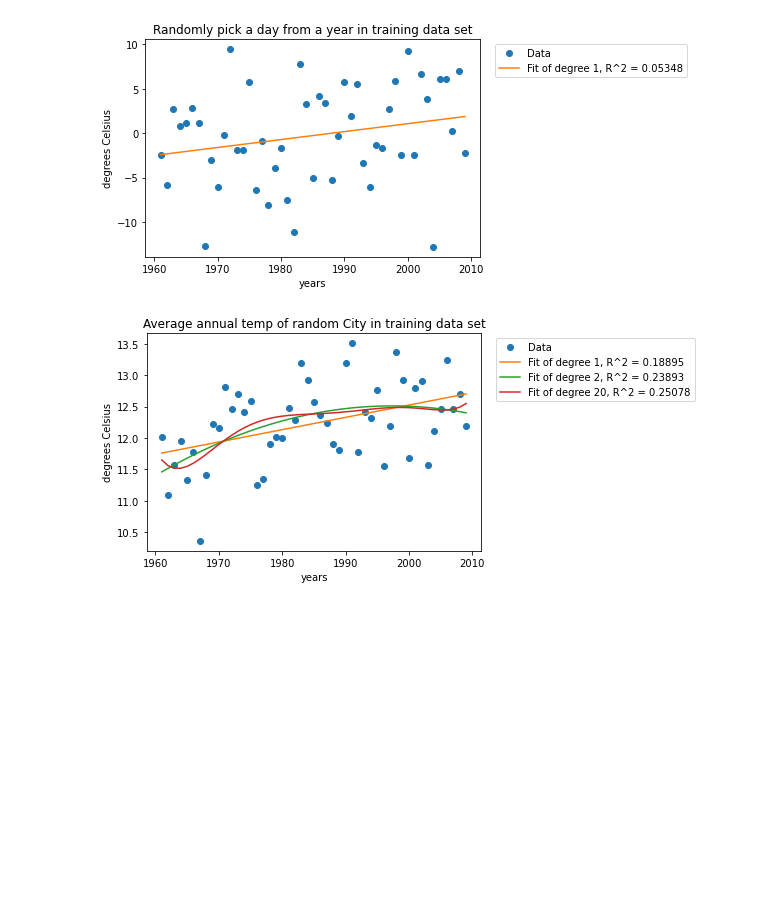
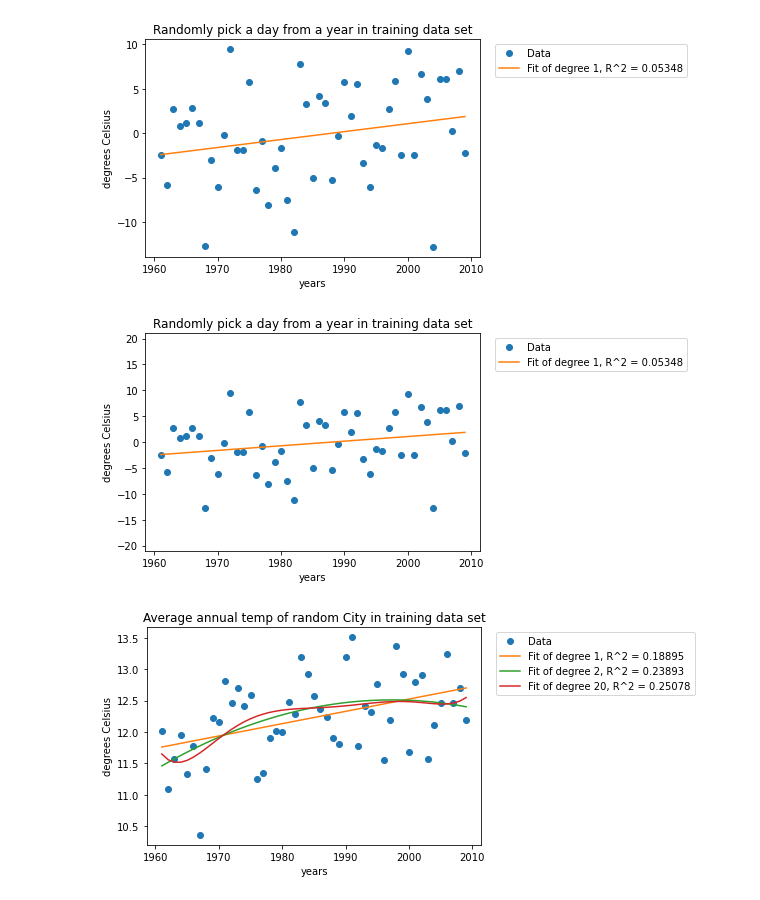
Before and after one commit to EarthAkkharawat/Modeling-global-warming, a Jupyter notebook: global-warming-model.ipynb, the cells around one changed output. Saved outputs shown, nothing was run; the diff lists cells and outputs as text; code cells hidden in the pictures; blank space fills up the shorter version.

Commit message:
graphfixed

```diff
--- a/global-warming-model.ipynb
+++ b/global-warming-model.ipynb
@@ -100,4 +100,18 @@ def evaluate_models_on_training(x, y, models, title = "Training data set"):
     plt.ylabel("degrees Celsius")
     plt.legend(bbox_to_anchor=(1.03, 1.0), loc='upper left')
     plt.title(title)
+# %%
+def evaluate_models_on_training_axis_ranged(x, y, models, title = "Training data set"):
+    plt.plot(x, y, 'o', label = 'Data')
+    for model in models:
+        est_y = np.polyval(model, x)
+        error = r_squared(y, est_y)
+        plt.plot(x, est_y, label = "Fit of degree " + str(model.shape[0]-1)\
+                + ", R^2 = " + str(round(error, 5)))
+
+    plt.xlabel("years")
+    plt.ylabel("degrees Celsius")
+    plt.ylim(-21, 21, 5)
+    plt.legend(bbox_to_anchor=(1.03, 1.0), loc='upper left')
+    plt.title(title)
 # %%
@@ -113,6 +127,10 @@ models = generate_models(x, y, [1])
 evaluate_models_on_training(x, y, models, title = "Randomly pick a day from a year in training data set")
 # %% [output]
 [figure]
+# %%
+evaluate_models_on_training_axis_ranged(x, y, models, title = "Randomly pick a day from a year in training data set")
+# %% [output]
+[figure, added]
 # %%
 def leap_years_check(year):
     if (year % 400 == 0) and (year % 100 == 0):
```
Also changed, not shown: parts of 7 cells of this notebook.
